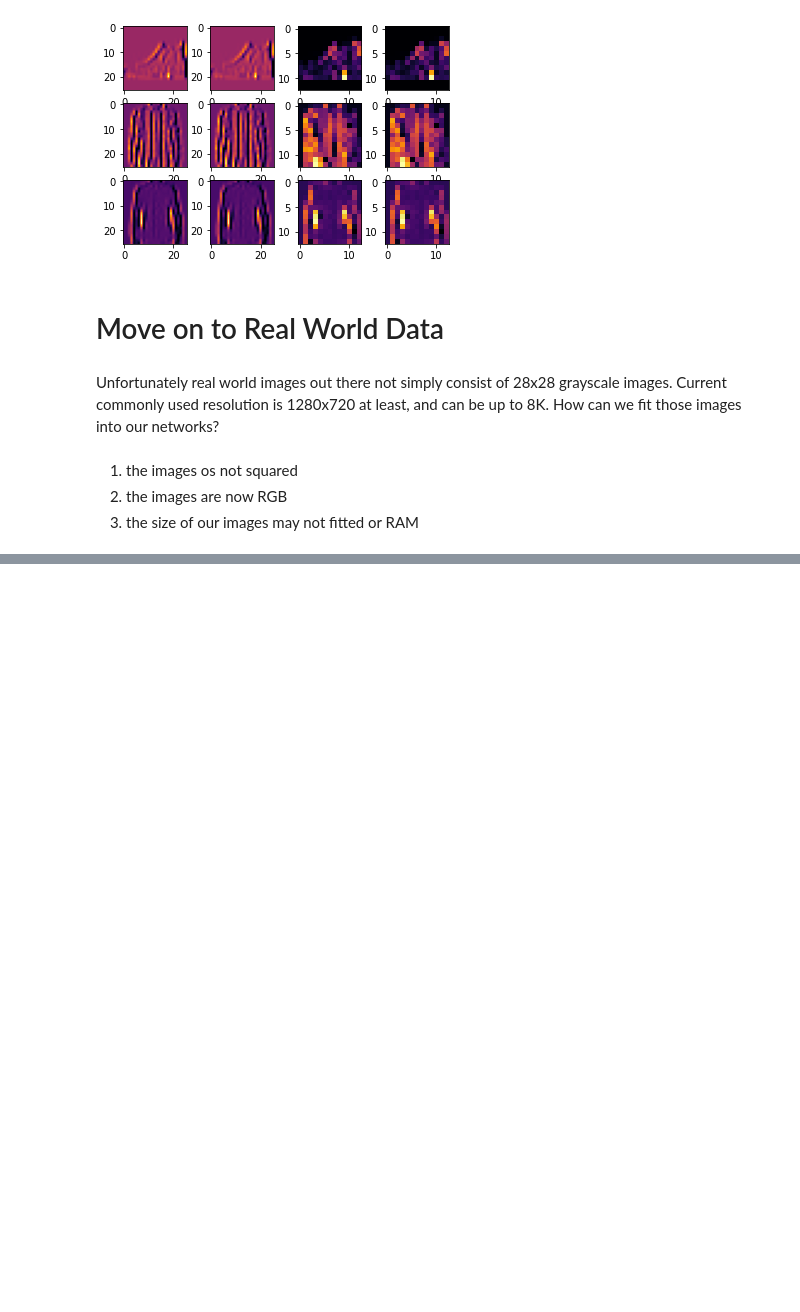
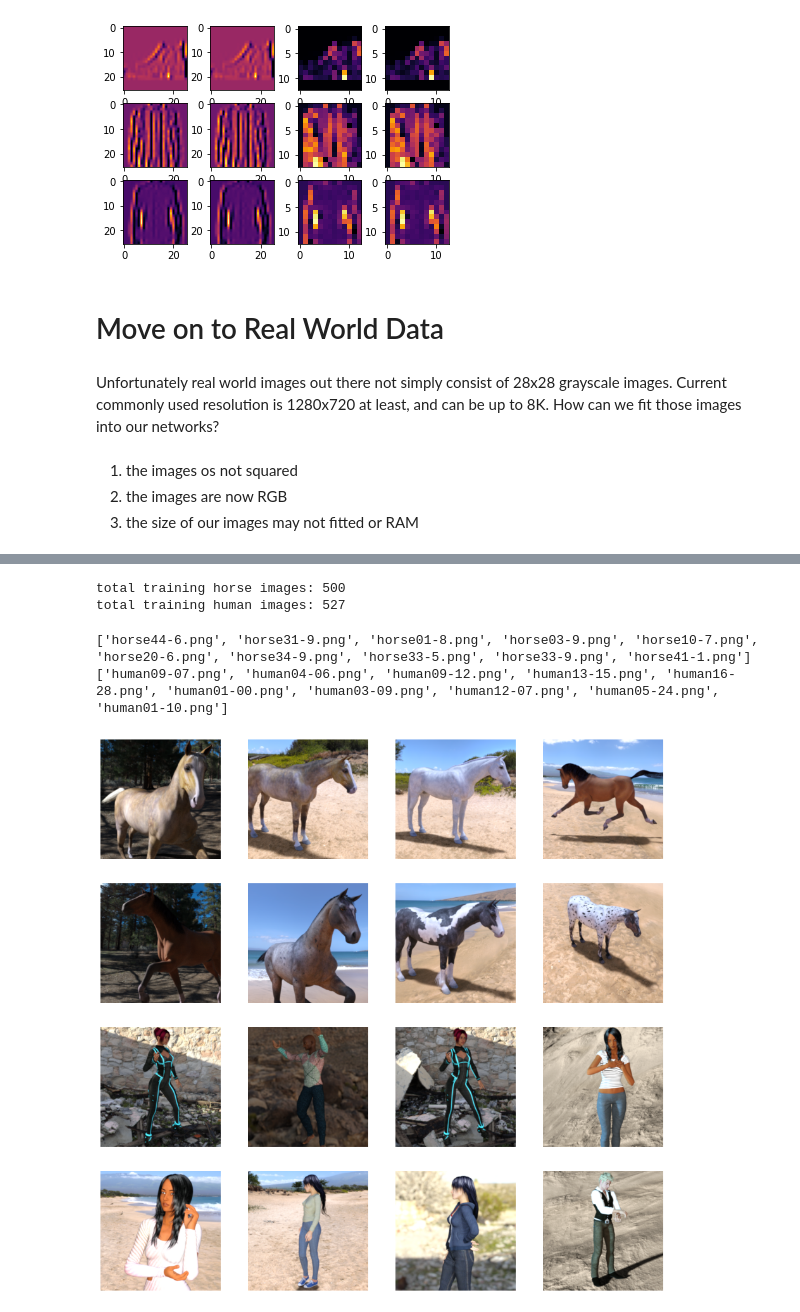
Before and after one commit to IqbalLx/Data-Bangalore-Image-Processing, a Jupyter notebook: computer_vision_deep_dive.ipynb, the cells around one changed output, grey strips where cells are left out. Saved outputs shown, nothing was run; the diff lists cells and outputs as text; code cells hidden in the pictures; blank space fills up the shorter version.

```diff
--- a/computer_vision_deep_dive.ipynb
+++ b/computer_vision_deep_dive.ipynb
@@ -654,0 +673,54 @@ Unfortunately real world images out there not simply consist of 28x28 grayscale
+# %%
+# Directory with our training horse pictures
+train_horse_dir = '/content/human-or-horse/horses'
+
+# Directory with our training human pictures
+train_human_dir = '/content/human-or-horse/humans'
+# %%
+import os
+
+print('total training horse images:', len(os.listdir(train_horse_dir)))
+print('total training human images:', len(os.listdir(train_human_dir)))
+# %% [output]
+total training horse images: 500
+total training human images: 527
+# %%
+train_horse_names = os.listdir(train_horse_dir)
+print(train_horse_names[:10])
+
+train_human_names = os.listdir(train_human_dir)
+print(train_human_names[:10])
+# %% [output]
+['horse44-6.png', 'horse31-9.png', 'horse01-8.png', 'horse03-9.png', 'horse10-7.png', 'horse20-6.png', 'horse34-9.png', 'horse33-5.png', 'horse33-9.png', 'horse41-1.png']
+['human09-07.png', 'human04-06.png', 'human09-12.png', 'human13-15.png', 'human16-28.png', 'human01-00.png', 'human03-09.png', 'human12-07.png', 'human05-24.png', 'human01-10.png']
+# %%
+import matplotlib.image as mpimg
+
+# Parameters for our graph; we'll output images in a 4x4 configuration
+nrows = 4
+ncols = 4
+
+# Index for iterating over images
+pic_index = 0
+
+# Set up matplotlib fig, and size it to fit 4x4 pics
+fig = plt.gcf()
+fig.set_size_inches(ncols * 4, nrows * 4)
+
+pic_index += 8
+next_horse_pix = [os.path.join(train_horse_dir, fname)
+                for fname in train_horse_names[pic_index-8:pic_index]]
+next_human_pix = [os.path.join(train_human_dir, fname)
+                for fname in train_human_names[pic_index-8:pic_index]]
+
+for i, img_path in enumerate(next_horse_pix+next_human_pix):
+  # Set up subplot; subplot indices start at 1
+  sp = plt.subplot(nrows, ncols, i + 1)
+  sp.axis('Off') # Don't show axes (or gridlines)
+
+  img = mpimg.imread(img_path)
+  plt.imshow(img)
+
+plt.show()
+# %% [output]
+[figure, added]
```
Also changed, not shown: parts of 34 cells of this notebook.
